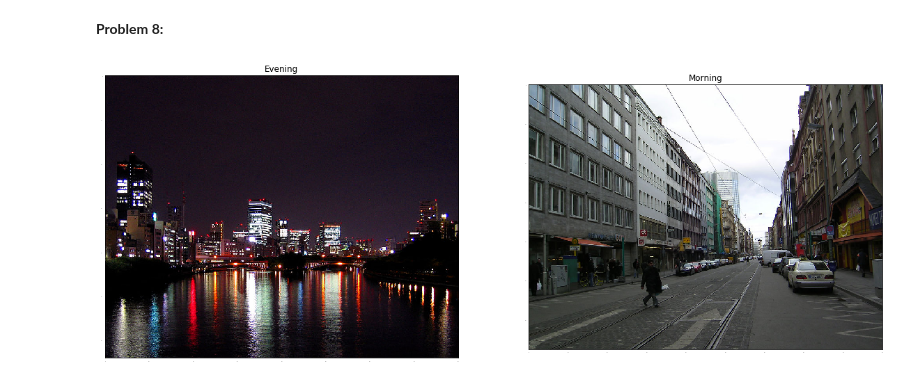
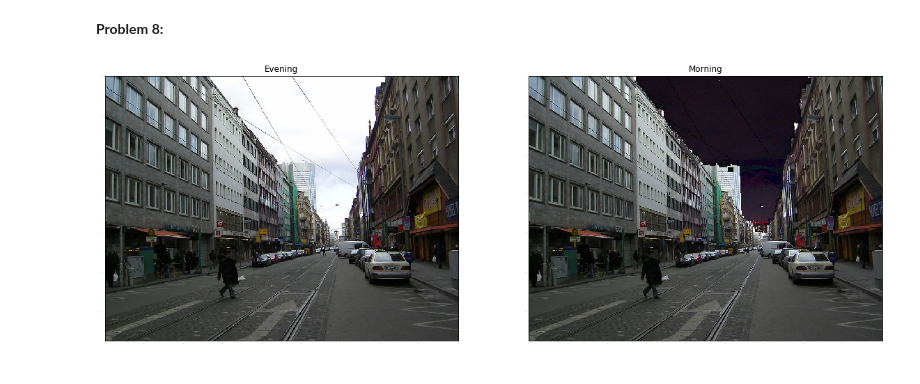
Before and after one commit to mohamedsaberibrahim/morphological-transformation-assignment, a Jupyter notebook: Morphological Transformations.ipynb, the cells around one changed output. Saved outputs shown, nothing was run; the diff lists cells and outputs as text; code cells hidden in the pictures.

```diff
--- a/Morphological Transformations.ipynb
+++ b/Morphological Transformations.ipynb
@@ -149,9 +151,24 @@ No. of lines: 19
 ## 4) Practical:
 # %% [markdown]
 **Problem 8:**
-# %%
-evening_img = cv.imread("image2_folder/evening.jpg", 1)
-morning_img = cv.imread("image2_folder/morning.jpg", 1)
-plot_side_by_side(evening_img, morning_img, 'Evening', 'Morning', 1)
-# %% [output]
-[figure, removed]
+# %%
+evening_img = cv.imread("image2_folder/evening.jpg", 1)
+morning_img_1 = cv.imread("image2_folder/morning.jpg", 1)
+morning_img = cv.imread("image2_folder/morning.jpg", 0)
+ret, mask = cv.threshold(morning_img,211, 255, cv.THRESH_BINARY)
+mask = cv.dilate(mask, cv.getStructuringElement(cv.MORPH_ELLIPSE, (2, 3)), iterations = 1)
+mask = cv.morphologyEx(mask, cv.MORPH_OPEN, cv.getStructuringElement(cv.MORPH_RECT, (4, 4)), iterations=4)
+mask = cv.bitwise_not(mask)
+mask = mask.astype(np.uint8)
+# create an image with the mask
+background = np.zeros(morning_img_1.shape, dtype="uint8")
+background[:, :, 2] = mask
+background[:, :, 1] = mask
+background[:, :, 0] = mask
+# mask the forground image
+image = cv.copyMakeBorder(evening_img, 0, 35, 0, 100, cv.BORDER_CONSTANT, value=0)
+bg_masked = cv.bitwise_or(image, background)
+fg_masked = cv.bitwise_and(morning_img_1, bg_masked)
+plot_side_by_side(morning_img_1, fg_masked, 'Evening', 'Morning', 1)
+# %% [output]
+[figure, added]
```
Also changed, not shown: parts of 1 cell of this notebook.
